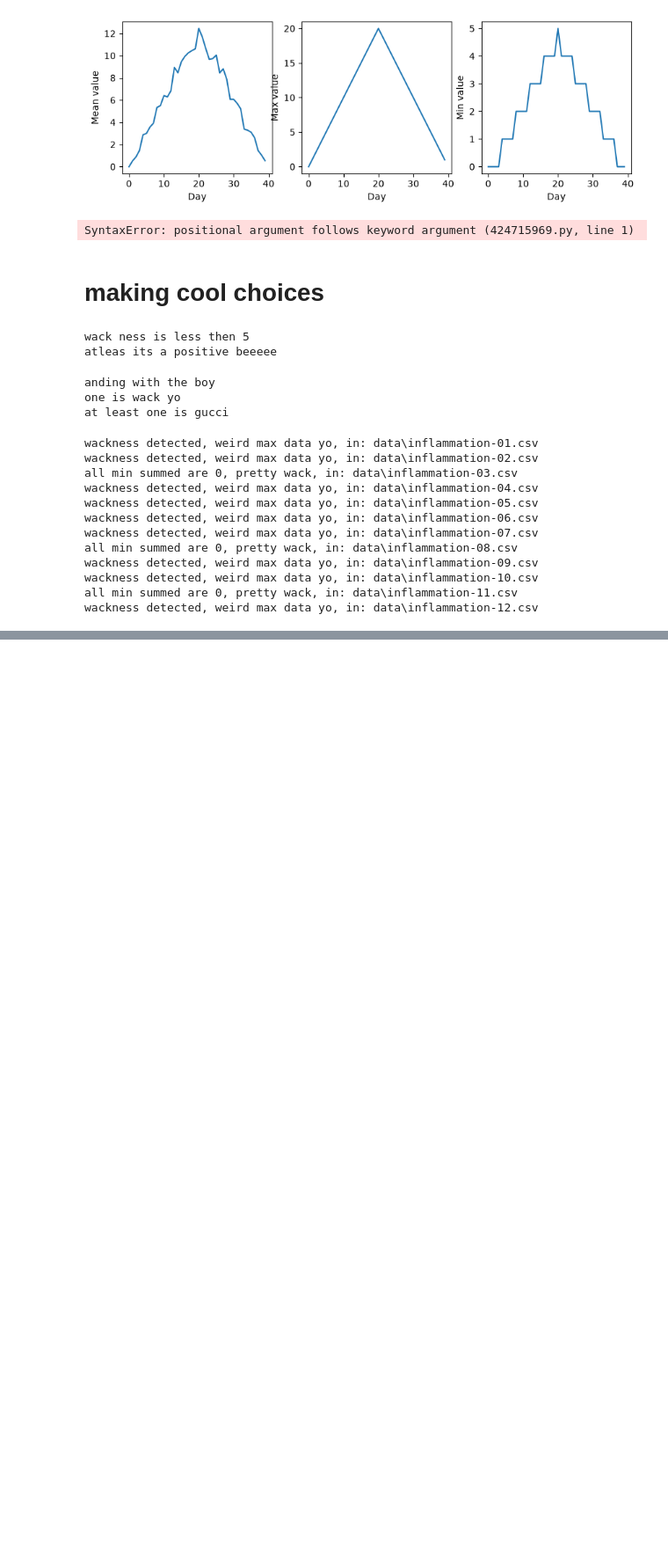
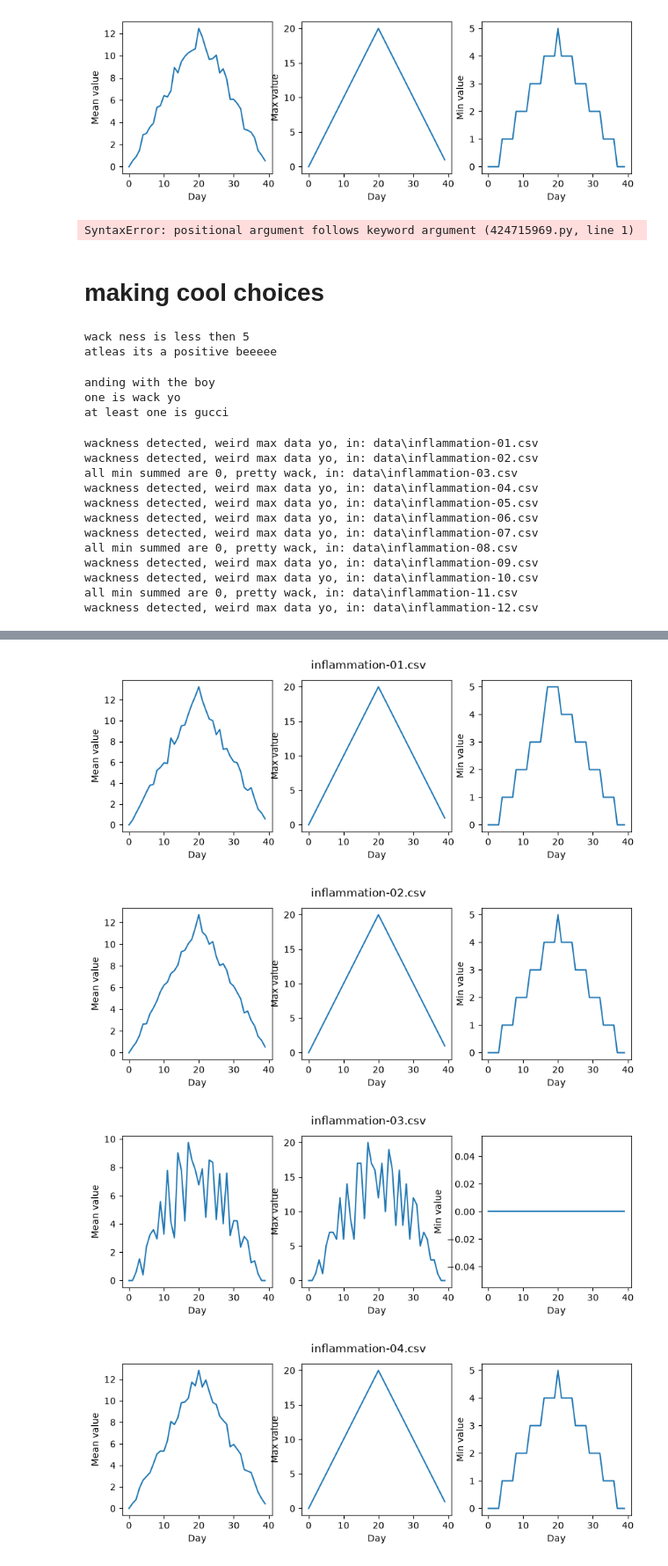
Before and after one commit to PBKaaden/swc-pyhton, a Jupyter notebook: softcarp_venv/Python_Day2/Python_Day2.ipynb, the cells around one changed output, grey strips where cells are left out. Shown at 88% size. Saved outputs shown, nothing was run; the diff lists cells and outputs as text; code cells hidden in the pictures; blank space fills up the shorter version.

```diff
--- a/softcarp_venv/Python_Day2/Python_Day2.ipynb
+++ b/softcarp_venv/Python_Day2/Python_Day2.ipynb
@@ -218,0 +286,11 @@ wackness detected, weird max data yo, in: data\inflammation-12.csv
+# %%
+for file in all_files:
+    data = reading_data(file)
+    meanval,maxval,minval,stdval = analyze_data(data)
+    fig = visualize_data([meanval,maxval,minval])
+    fig.suptitle(file[5:])
+# %% [output]
+[figure, added]
+[figure, added]
+[figure, added]
+[figure, added]
```
Also changed, not shown: parts of 4 cells of this notebook.
